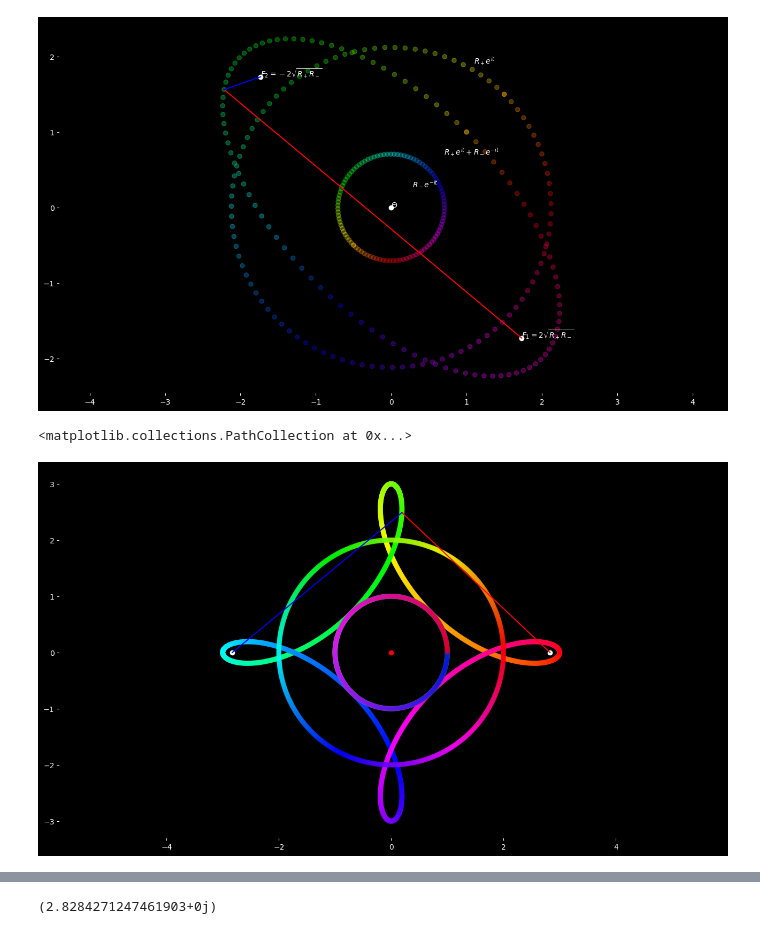
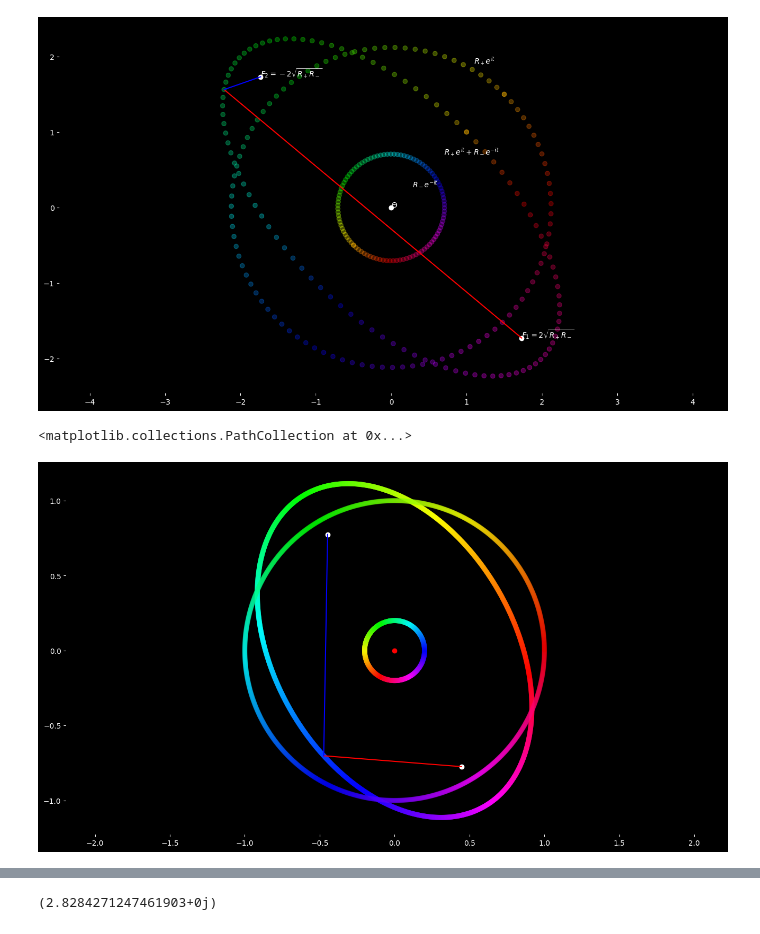
Before and after one commit to fbunc/video_script_notebook, a Jupyter notebook: ellipses_compass.ipynb, the cells around one changed output, grey strips where cells are left out. Drawn from its saved outputs; the diff is of its cells as text; code cells hidden in the pictures.

```diff
--- a/ellipses_compass.ipynb
+++ b/ellipses_compass.ipynb
@@ -226,36 +248,36 @@ plt.scatter(N_t.real,N_t.imag,cmap='hsv',c=np.angle(-P_t),alpha=0.3)
 # %%
 N=3600
 sample=int(0.3*N)
 t=np.linspace(0,2*np.pi,N)
-x_o=3+1j*0
-y_o=1+1j*0
+# x_o=3+1j*0
+# y_o=1+1j*0
 
 sx=16
 sy=9
-R_p=(x_o+y_o)/2
-R_n=(x_o-y_o)/2
+R_p=np.exp(1j*2*np.pi/3)
+R_n=0.2*R_p
 omega_p=1
-omega_n=3
+omega_n=1
 f1 = 2*np.sqrt(R_p*R_n)
 f2 = -2*np.sqrt(R_p*R_n)
 
 
 P_t=R_p*np.exp(1j*omega_p*t)
 N_t=R_n*np.exp(-1j*omega_n*t)
 z_t=P_t+N_t
 plt.figure(figsize=(sx,sy))
 plt.axis('equal')
 plt.scatter(z_t.real,z_t.imag,cmap='hsv',c=np.angle(-P_t),alpha=0.3)
 plt.scatter(P_t.real,P_t.imag,cmap='hsv',c=np.angle(-P_t),alpha=0.1)
 plt.scatter(N_t.real,N_t.imag,cmap='hsv',c=np.angle(-P_t),alpha=0.1)
 plt.scatter(f1.real,f1.imag,color="white")
 plt.scatter(f2.real,f2.imag,color="white")
 plt.plot([z_t.real[sample],f1.real],[z_t.imag[sample],f1.imag],c='r')
 plt.plot([z_t.real[sample],f2.real],[z_t.imag[sample],f2.imag],c='b')
 plt.scatter(0,0,c="red")
 # %% [output]
 <matplotlib.collections.PathCollection at 0x...>
-[figure, old version]
+[figure, new version]
 # %%
 dist_f1_zt      = np.zeros_like(z_t,dtype='float')
 dist_f2_zt      = np.zeros_like(z_t,dtype='float')
```
Also changed, not shown: parts of 2 cells of this notebook, 2 other files.
